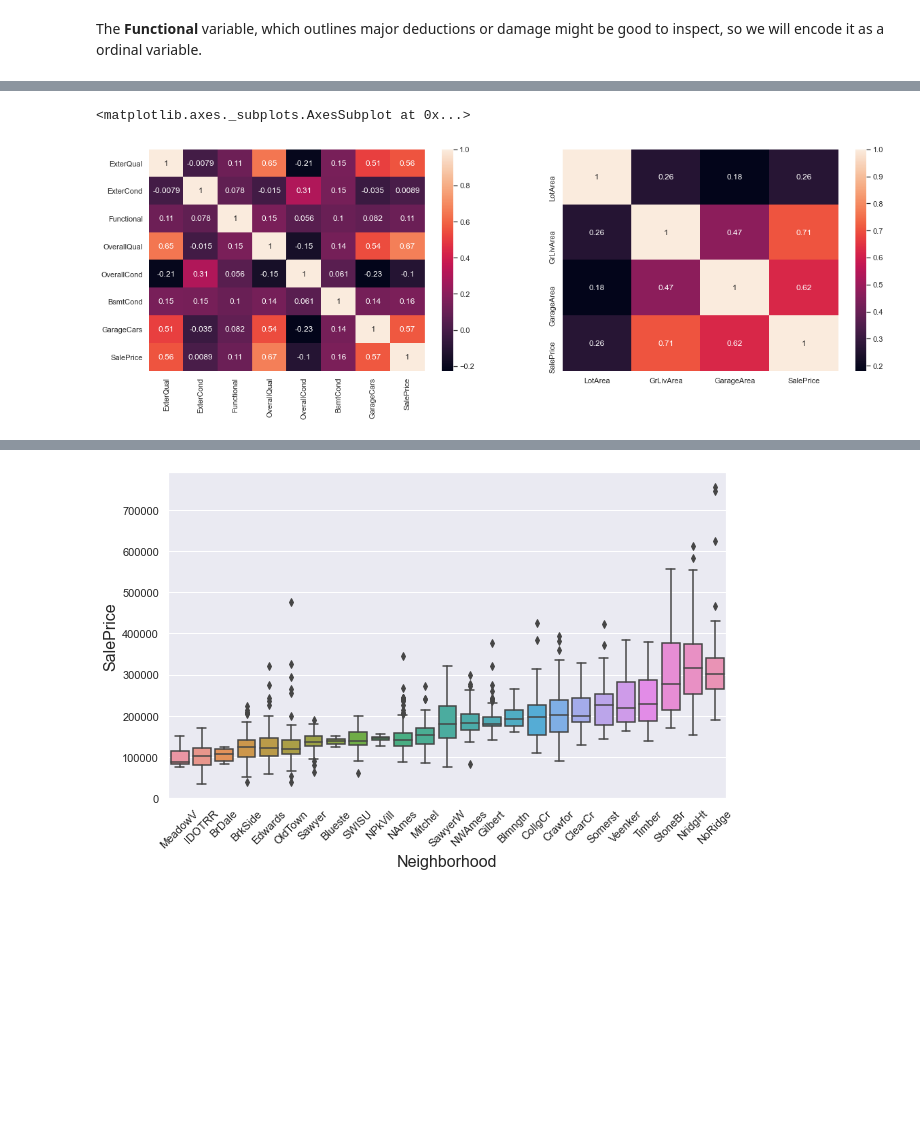
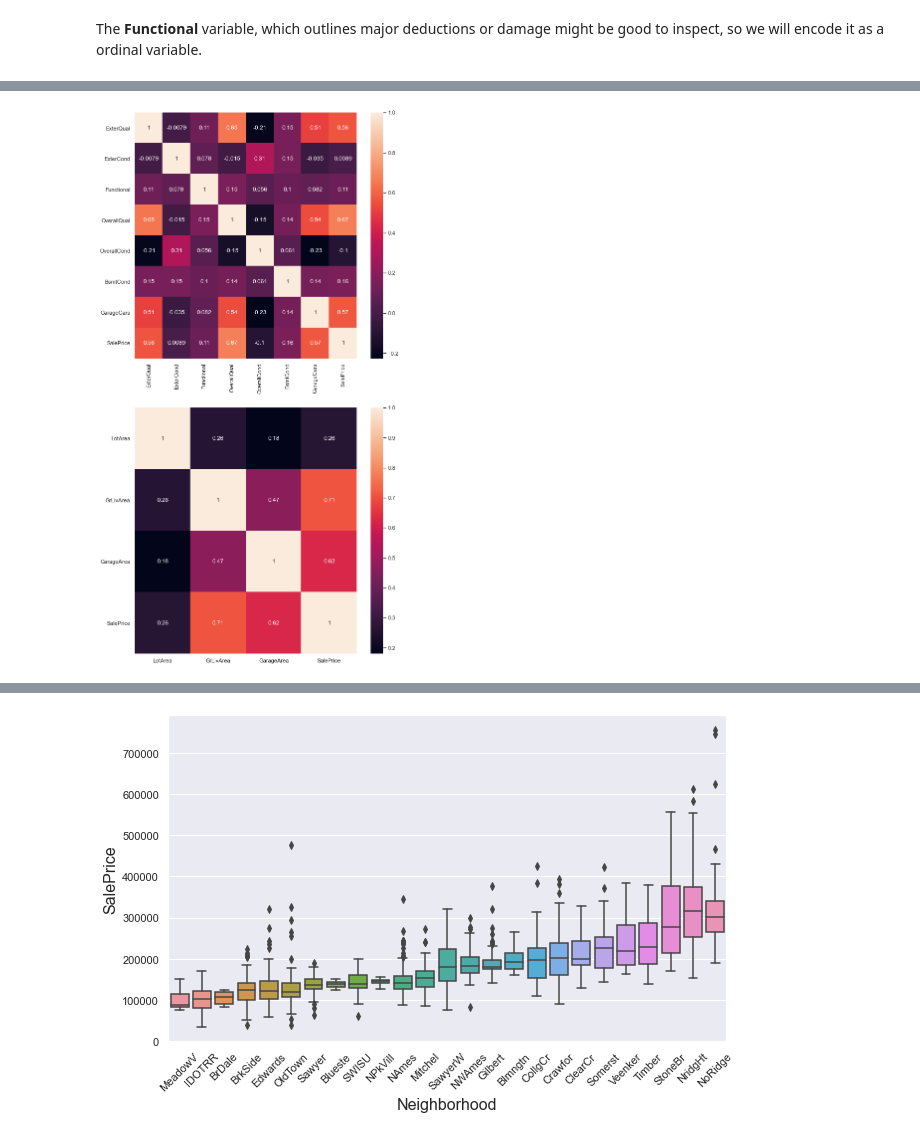
Before and after one commit to wcneill/kaggle, a Jupyter notebook: house prices/sales.ipynb, the cells around one changed output, grey strips where cells are left out. Drawn from its saved outputs; the diff is of its cells as text; code cells hidden in the pictures; blank space fills up the shorter version.

```diff
--- a/house prices/sales.ipynb
+++ b/house prices/sales.ipynb
@@ -147,8 +163,7 @@ Now, we must consider the association between our predictor variables and our re
 # %%
-fig, axes = plt.subplots(1, 2, figsize=(20,6))
-
+fig, axes = plt.subplots(2, 1, figsize=(10,20))
 sns.heatmap(train_df[exp_ordinal+['SalePrice']].corr(method='kendall'), annot=True, ax=axes[0])
 sns.heatmap(train_df[exp_contin+['SalePrice']].corr(), annot=True, ax=axes[1])
+rot = [ax.set_yticklabels(ax.get_yticklabels(), rotation=0) for ax in axes]
 # %% [output]
-<matplotlib.axes._subplots.AxesSubplot at 0x...>
-[figure, old version]
+[figure, new version]
```
Also changed, not shown: parts of 20 cells of this notebook.
